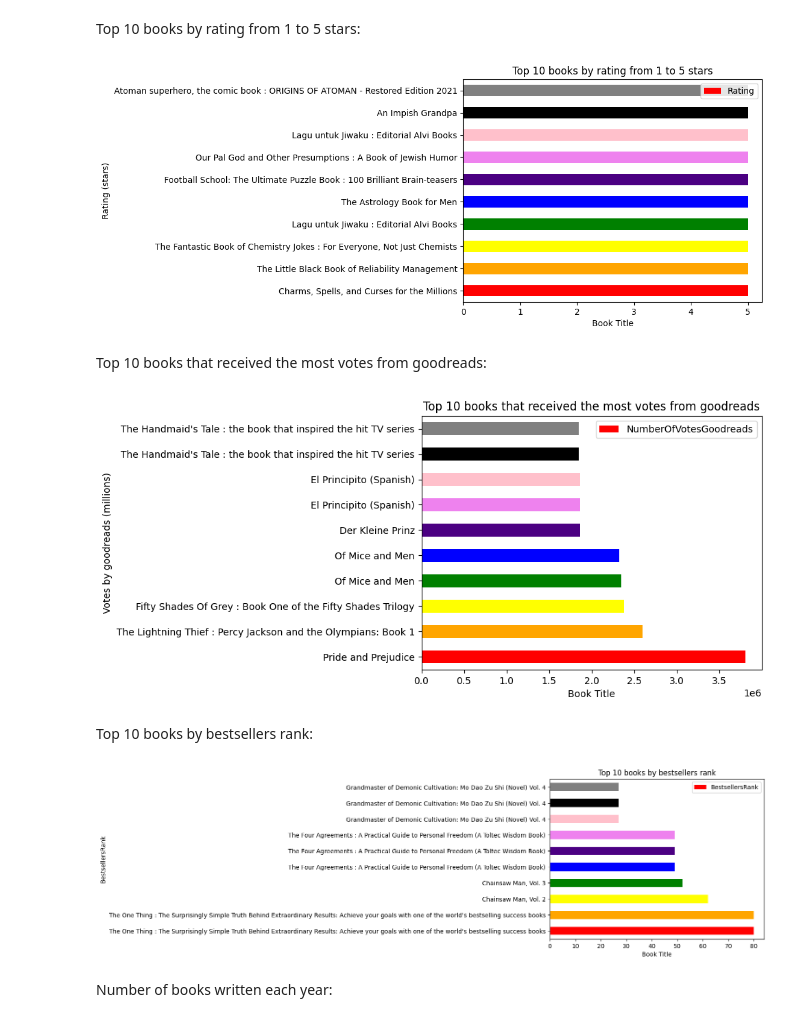
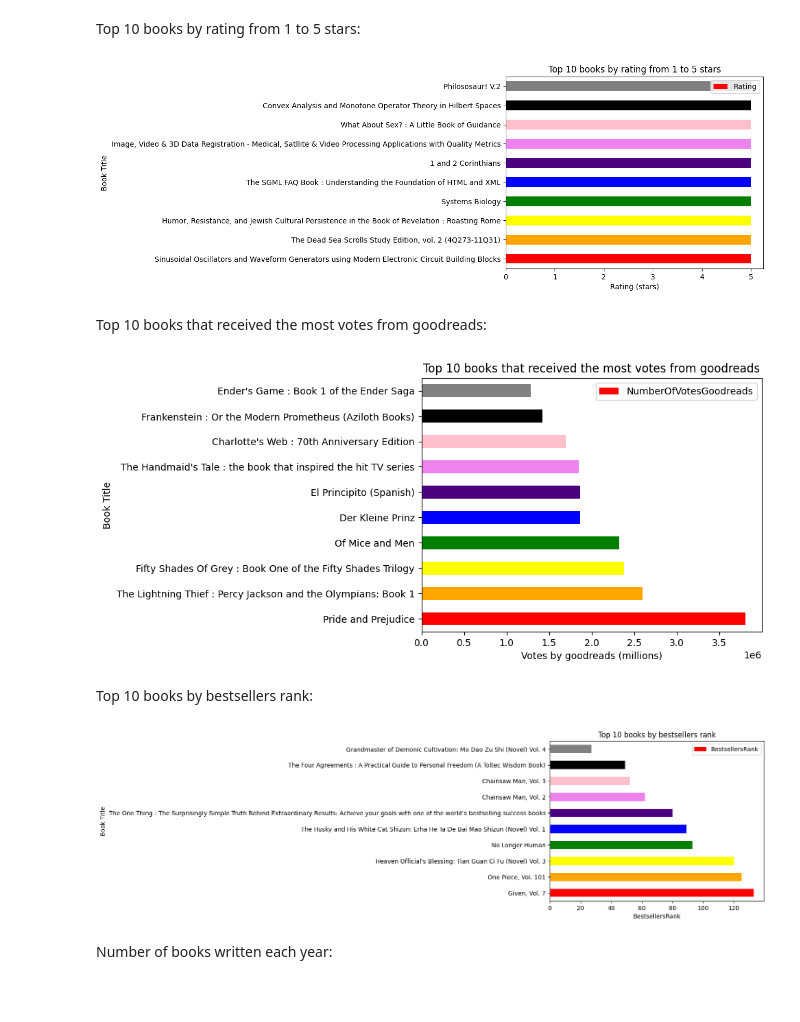
Before and after one commit to Vasyl-Poremchuk/book-scraping-and-data-analysis, a Jupyter notebook: book_analysis/book_analysis.ipynb, the cells around one changed output. Drawn from its saved outputs; the diff is of its cells as text; code cells hidden in the pictures; blank space fills up the shorter version.

```diff
--- a/book_analysis/book_analysis.ipynb
+++ b/book_analysis/book_analysis.ipynb
@@ -242,3 +238,6 @@ False
+# %%
+books_df.duplicated(subset="Title")
+books_df = books_df.drop_duplicates(subset="Title")
 # %% [markdown]
 # Data Analysis
 # %% [markdown]
@@ -506,20 +505,20 @@ Top 10 books by rating from 1 to 5 stars:
 # %%
 rating_stars_books_df = books_df.sort_values(by="Rating", ascending=False)
 top_10_rating_stars_books = rating_stars_books_df.head(10)
 
 top_10_rating_stars_books.plot(
     x="Title",
     y="Rating",
     kind="barh",
-    xlabel="Book Title",
-    ylabel="Rating (stars)",
+    xlabel="Rating (stars)",
+    ylabel="Book Title",
     title="Top 10 books by rating from 1 to 5 stars",
     color=["red", "orange", "yellow", "green", "blue", "indigo", "violet", "pink", "black", "gray"],
 )
 
 plt.show()
 # %% [output]
-[figure, old version]
+[figure, new version]
 # %% [markdown]
 Top 10 books that received the most votes from goodreads:
 # %%
@@ -530,15 +529,15 @@ top_10_votes_goodreads_books.plot(
     x="Title",
     y="NumberOfVotesGoodreads",
     kind="barh",
-    xlabel="Book Title",
-    ylabel="Votes by goodreads (millions)",
+    xlabel="Votes by goodreads (millions)",
+    ylabel="Book Title",
     title="Top 10 books that received the most votes from goodreads",
     color=["red", "orange", "yellow", "green", "blue", "indigo", "violet", "pink", "black", "gray"],
 )
 
 plt.show()
 # %% [output]
-[figure, old version]
+[figure, new version]
 # %% [markdown]
 Top 10 books by bestsellers rank:
 # %%
@@ -550,15 +549,15 @@ top_10_bestsellers_rank_books.plot(
     x="Title",
     y="BestsellersRank",
     kind="barh",
-    xlabel="Book Title",
-    ylabel="BestsellersRank",
+    xlabel="BestsellersRank",
+    ylabel="Book Title",
     title="Top 10 books by bestsellers rank",
     color=["red", "orange", "yellow", "green", "blue", "indigo", "violet", "pink", "black", "gray"],
 )
 
 plt.show()
 # %% [output]
-[figure, old version]
+[figure, new version]
 # %% [markdown]
 Number of books written each year:
 # %%
```
Also changed, not shown: parts of 17 cells of this notebook.
